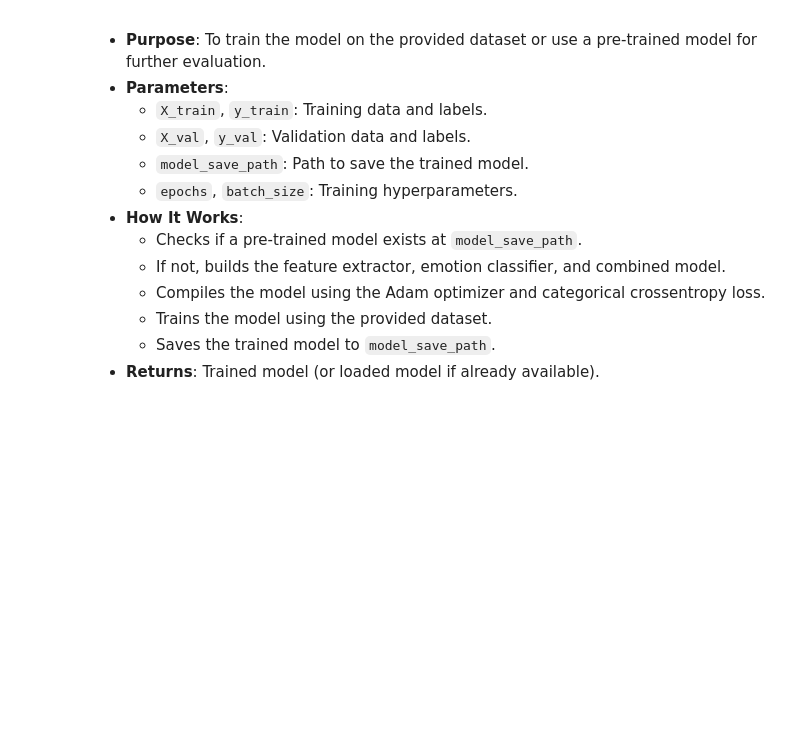
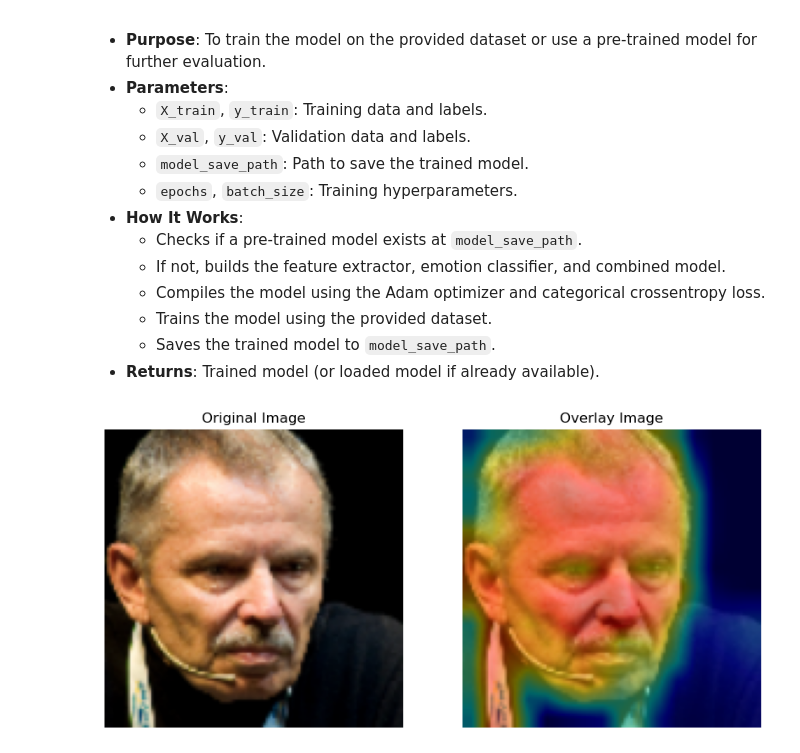
Before and after one commit to Ahmet-Toplu/emotion_recognition, a Jupyter notebook: emotion_recognition.ipynb, the cells around one changed output. Saved outputs shown, nothing was run; the diff lists cells and outputs as text; code cells hidden in the pictures; blank space fills up the shorter version.

```diff
--- a/emotion_recognition.ipynb
+++ b/emotion_recognition.ipynb
@@ -263,6 +314,12 @@ class EmotionCNN:
         return self.emotion_classifier
 
     def build_combined_model(self):
+        # Ensure feature extractor and emotion classifier are initialized
+        if self.feature_extractor is None:
+            self.build_feature_extractor()
+        if self.emotion_classifier is None:
+            self.build_emotion_classifier(input_shape=(self.feature_extractor.output_shape[-1],))
+
         inputs = Input(shape=(128, 128, 3))
         features = self.feature_extractor(inputs)
         outputs = self.emotion_classifier(features)
@@ -276,7 +333,7 @@ class EmotionCNN:
         else:
             print("No saved model found. Creating a new model...")
             self.build_feature_extractor()
-            self.build_emotion_classifier(self.feature_extractor.output_shape[-1])
+            self.build_emotion_classifier((self.feature_extractor.output_shape[-1],))
             self.build_combined_model()
 
             self.combined_model.compile(
@@ -292,3 +349,11 @@ class EmotionCNN:
             )
             self.combined_model.save(model_save_path)
             print(f"Model saved at {model_save_path}")
+
+    def evaluate_model(self, X_test, y_test):
+        if self.combined_model is None:
+            print("No model found. Build and compile the model first.")
+            return
+
+        test_loss, test_accuracy = self.combined_model.evaluate(X_test, y_test, verbose=0)
+        print(f"Test Loss: {test_loss:.4f}, Test Accuracy: {test_accuracy * 100:.2f}%")
@@ -365,5 +473,46 @@ class FeatureExtraction:
         overlay_image = cv2.addWeighted((image * 255).astype(np.uint8), 0.6, heatmap, 0.4, 0)
         return overlay_image, heatmap
+# %%
+# Test Function for FeatureExtraction
+if __name__ == "__main__":
+    EMOTIONS = ["Anger", "Contempt", "Disgust", "Fear", "Happy", "Neutral", "Sad", "Surprise"]
+
+    # Load a real image for testing
+    dataset_path = "./AffectNET/train_organized"
+    example_image_path = None
+
+    for emotion in EMOTIONS:
+        emotion_path = os.path.join(dataset_path, emotion)
+        if os.path.exists(emotion_path):
+            images = [os.path.join(emotion_path, img) for img in os.listdir(emotion_path) if img.endswith(".png")]
+            if images:
+                example_image_path = random.choice(images)
+                break
+
+    if example_image_path:
+        image = cv2.imread(example_image_path)
+        image = cv2.cvtColor(image, cv2.COLOR_BGR2RGB)
+        image = cv2.resize(image, (128, 128)) / 255.0
+
+        overlay_image, heatmap = FeatureExtraction.visualize_features(image, feature_extractor)
+
+        # Display results in Jupyter
+        plt.figure(figsize=(10, 5))
+        plt.subplot(1, 2, 1)
+        plt.imshow(image)
+        plt.title("Original Image")
+        plt.axis("off")
+
+        plt.subplot(1, 2, 2)
+        plt.imshow(overlay_image)
+        plt.title("Overlay Image")
+        plt.axis("off")
+
+        plt.show()
+    else:
+        print("No valid images found for testing.")
+# %% [output]
+[figure, added]
 # %% [markdown]
 # Explanation of the FeatureExtraction Class
 
```
Also changed, not shown: parts of 11 cells of this notebook, 3 other files.
